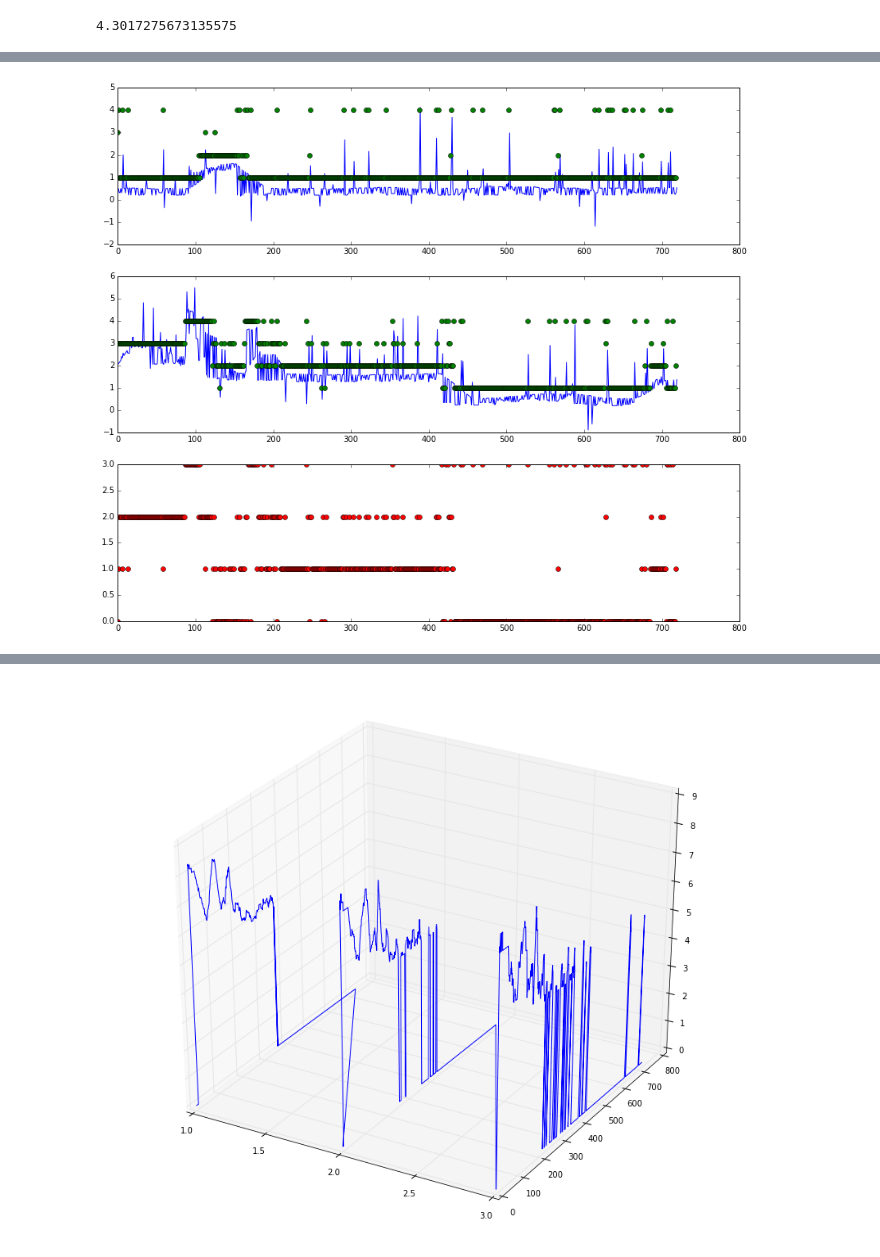
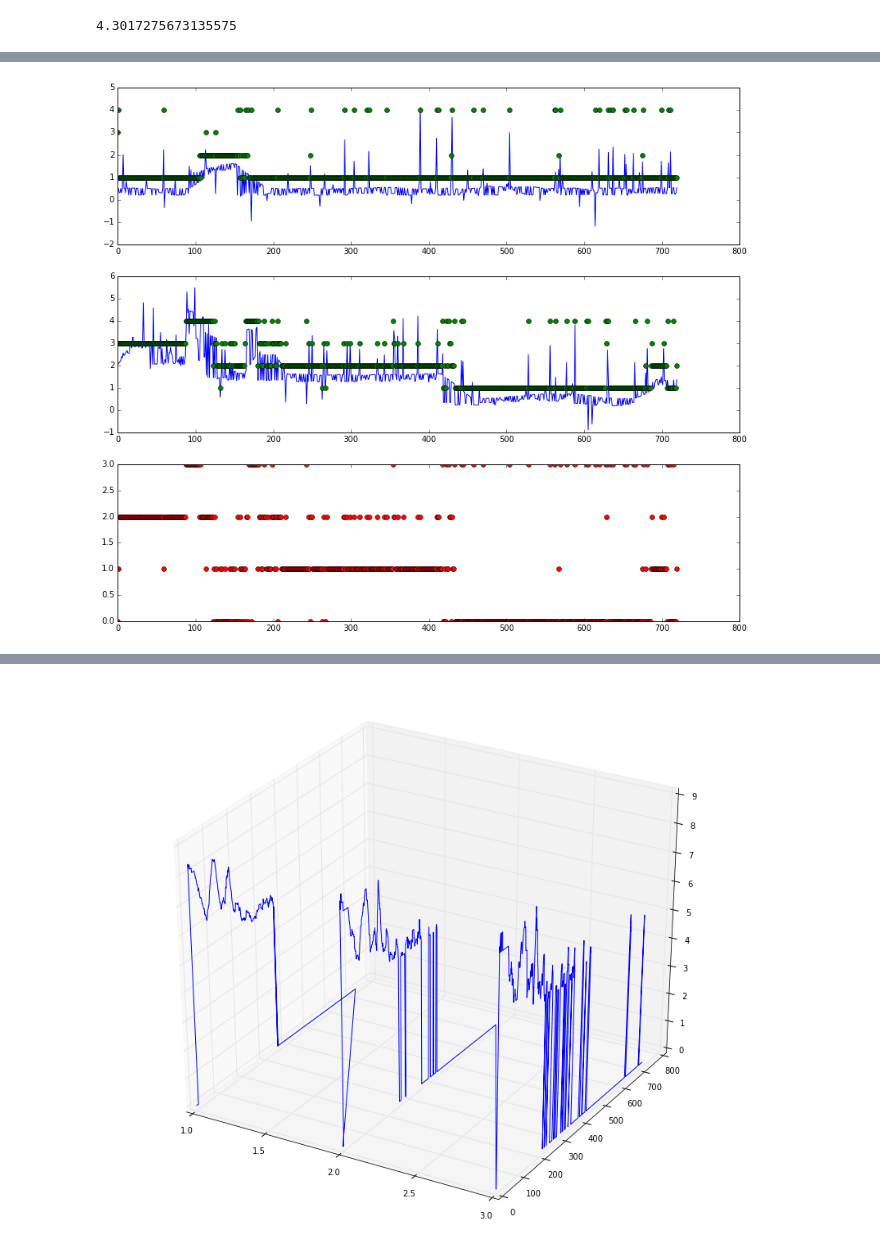
Before and after one commit to jarrodhaas/318, a Jupyter notebook: analysis1.0.ipynb, the cells around one changed output, grey strips where cells are left out. Drawn from its saved outputs; the diff is of its cells as text; code cells hidden in the pictures.

```diff
--- a/analysis1.0.ipynb
+++ b/analysis1.0.ipynb
@@ -245,13 +248,13 @@ plt.show()
 # %%
 plt.figure(figsize=(14, 12))
 plt.subplot(311)
 plt.plot(tw)
-plt.plot(seq[0], 'go')
+plt.plot(seq0, 'go')
 plt.subplot(312)
 plt.plot(ref1)
-plt.plot(seq[2], 'go')
+plt.plot(seq2, 'go')
 plt.subplot(313)
 plt.plot(test2, 'ro')
 plt.show()
 # %% [output]
-[figure, old version]
+[figure, new version]
```
Also changed, not shown: parts of 8 cells of this notebook, 3 other files.
